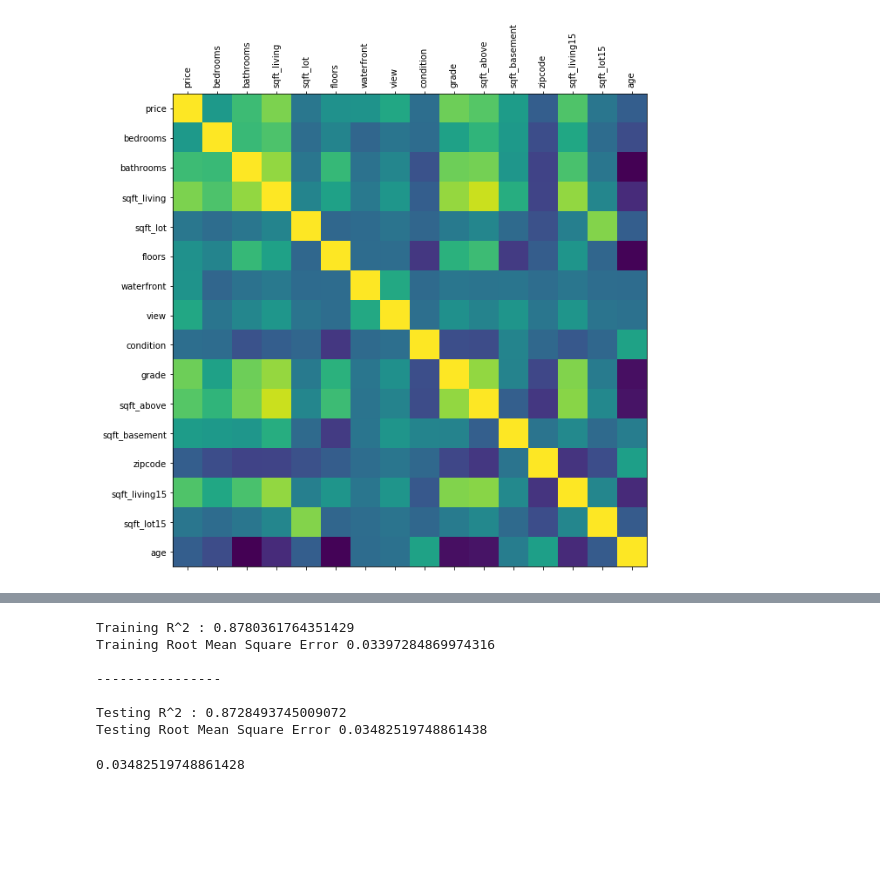
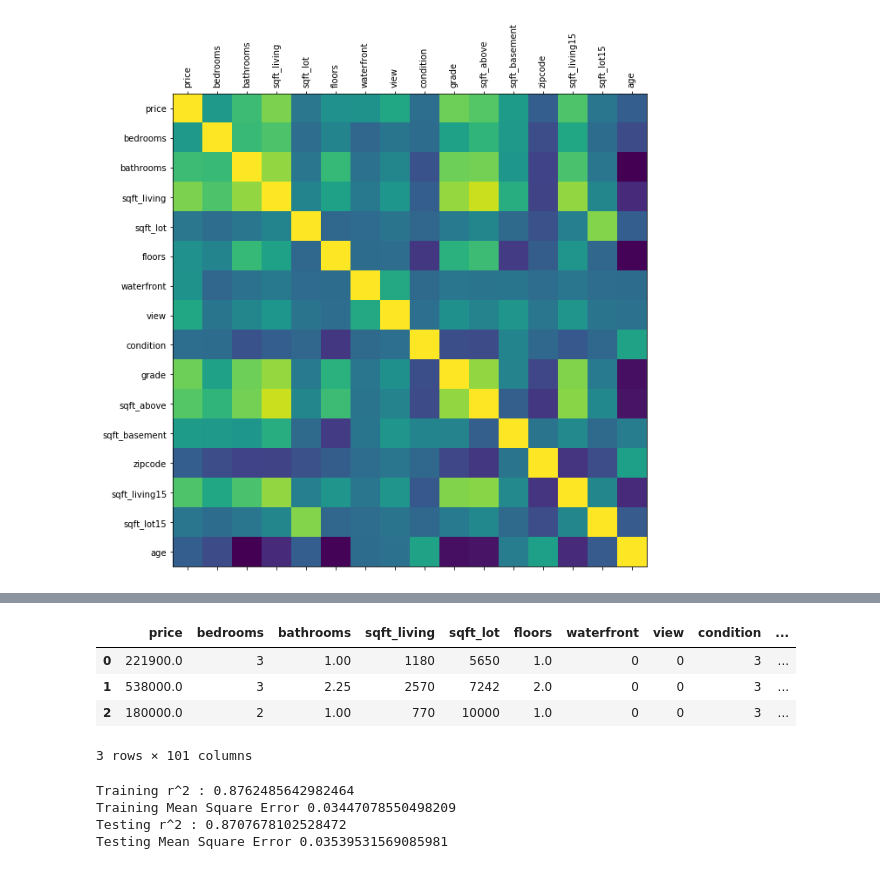
Before and after one commit to toprakmehmet/kc_housing_price, a Jupyter notebook: kc_house_data_project.ipynb, the cells around one changed output, grey strips where cells are left out. Saved outputs shown, nothing was run; the diff lists cells and outputs as text; code cells hidden in the pictures; blank space fills up the shorter version.

```diff
--- a/kc_house_data_project.ipynb
+++ b/kc_house_data_project.ipynb
@@ -134,3 +127,11 @@ df_dummies.date = [i.month for i in df_dummies.date]
+# %%
+df_dummies.head(3)
+# %% [output]
+|  | price | bedrooms | bathrooms | sqft_living | sqft_lot | floors | waterfront | view | condition | ... |
+| 0 | 221900.0 | 3 | 1.00 | 1180 | 5650 | 1.0 | 0 | 0 | 3 | ... |
+| 1 | 538000.0 | 3 | 2.25 | 2570 | 7242 | 2.0 | 0 | 0 | 3 | ... |
+| 2 | 180000.0 | 2 | 1.00 | 770 | 10000 | 1.0 | 0 | 0 | 3 | ... |
+3 rows × 101 columns
 # %%
 # create outcomes and independent to train
 y = df_dummies.price
@@ -156,22 +152,14 @@ reg = LinearRegression().fit(X_train_scale, y_train)
 # %%
-# print out r^2 and error
-print('Training R^2 :', reg.score(X_train_scale, y_train))
-print('Training Root Mean Square Error', mean_squared_error(y_train, reg.predict(X_train_scale)))
+# create linear regression model
+reg = LinearRegression().fit(X_train_scale, y_train)
 
-print('\n----------------\n')
-
-print('Testing R^2 :', reg.score(X_test_scale, y_test))
-print('Testing Root Mean Square Error', mean_squared_error(y_test, reg.predict(X_test_scale)))
+# print out r^2 and mse score for linear regression model
+print('Training r^2 :', reg.score(X_train_scale, y_train))
+print('Training Mean Square Error', mean_squared_error(y_train, reg.predict(X_train_scale)))
+print('Testing r^2 :', reg.score(X_test_scale, y_test))
+print('Testing Mean Square Error', mean_squared_error(y_test, reg.predict(X_test_scale)))
 # %% [output]
-Training R^2 : 0.8780361764351429
-Training Root Mean Square Error 0.03397284869974316
-
-----------------
-
-Testing R^2 : 0.8728493745009072
-Testing Root Mean Square Error 0.03482519748861438
+Training r^2 : 0.8762485642982464
+Training Mean Square Error 0.03447078550498209
+Testing r^2 : 0.8707678102528472
+Testing Mean Square Error 0.03539531569085981
-# %%
-x= sum((y_test-reg.predict(X_test_scale))**2)/len(y_test)
-x
-# %% [output]
-0.03482519748861428
```
Also changed, not shown: parts of 14 cells of this notebook.
